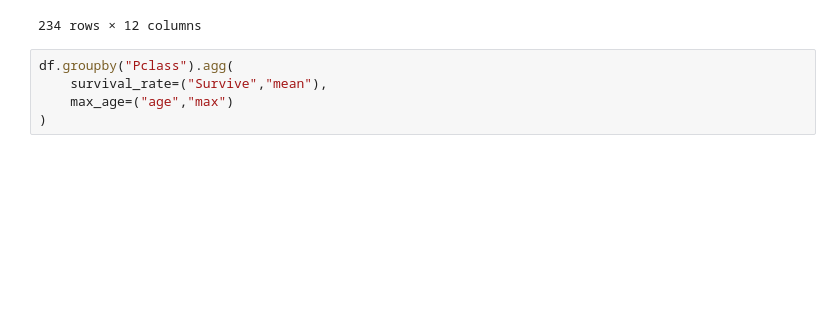
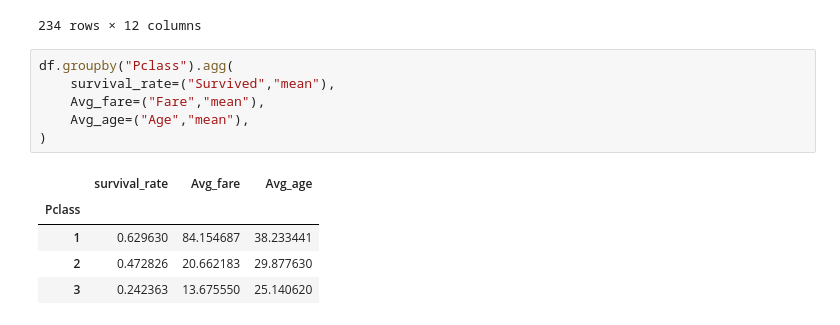
Before and after one commit to NandanNayak-dev/PrimeClasses, a Jupyter notebook: homework.ipynb, the cells around one changed output. Cells and saved outputs as stored; diff of their text form; blank space fills up the shorter version.

```diff
--- a/homework.ipynb
+++ b/homework.ipynb
@@ -123,6 +123,13 @@ df.query("Fare>30")
 234 rows × 12 columns
 # %%
 df.groupby("Pclass").agg(
-    survival_rate=("Survive","mean"),
-    max_age=("age","max")
+    survival_rate=("Survived","mean"),
+    Avg_fare=("Fare","mean"),
+    Avg_age=("Age","mean"),
 )
+# %% [output]
+|  | survival_rate | Avg_fare | Avg_age |
+| Pclass |  |  |  |
+| 1 | 0.629630 | 84.154687 | 38.233441 |
+| 2 | 0.472826 | 20.662183 | 29.877630 |
+| 3 | 0.242363 | 13.675550 | 25.140620 |
```
Also changed, not shown: 1 other file.
